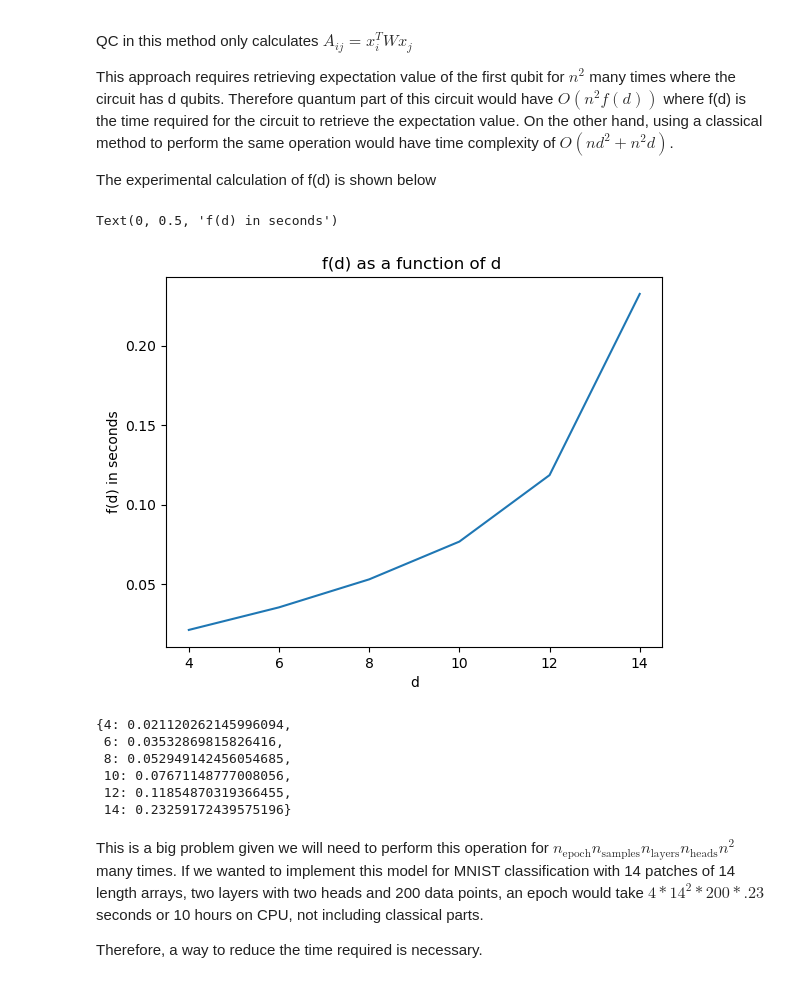
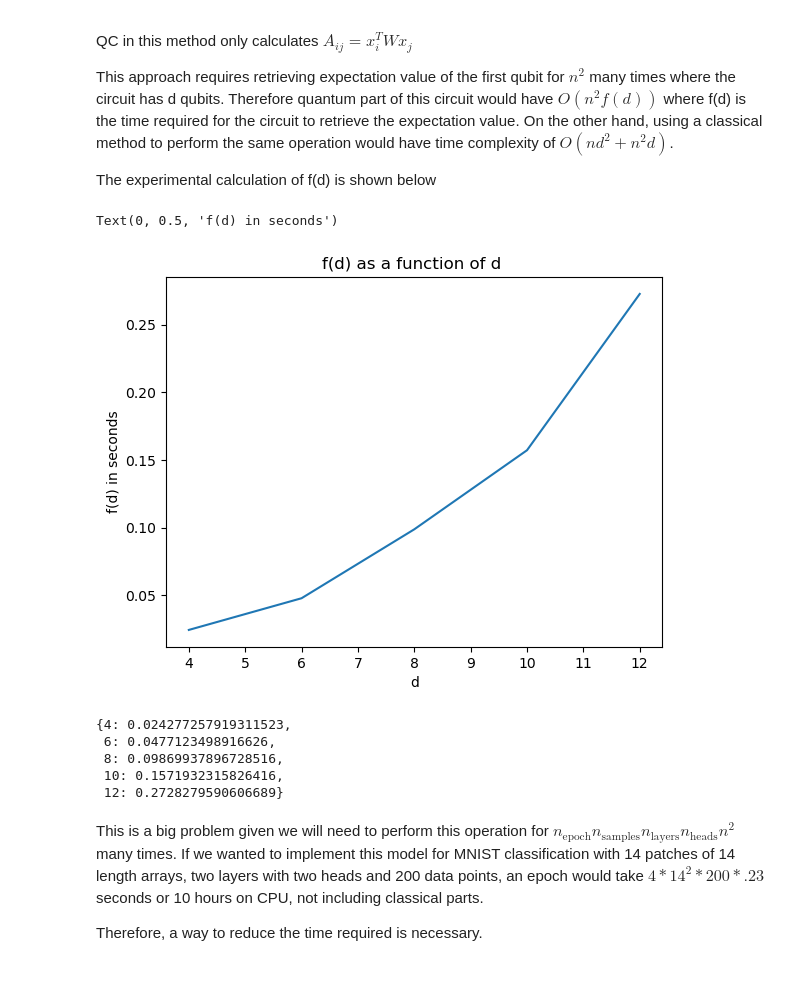
Before and after one commit to EyupBunlu/QViT_HEP_ML4Sci, a Jupyter notebook: Introduction.ipynb, the cells around one changed output. Saved outputs shown, nothing was run; the diff lists cells and outputs as text; code cells hidden in the pictures.

```diff
--- a/Introduction.ipynb
+++ b/Introduction.ipynb
@@ -128,13 +128,14 @@ In order to achieve this we will need d many qubits where our data is a $nxd$ ma
 We need to make sure that we multiply our output with the norms of $x_i$ and $x_j$ since our data loader only takes unit normalized vectors as input. \
 For this demonstration, A random orthogonal matrix is created and the loss function is set such that it is minimum if W is that matrix. In addition, I took the absolute value of Y as this method doesn't retrieve the sign.
 # %%
-torch.manual_seed(0)
-X = torch.rand(5,2,2)
+torch.manual_seed(1)
+X = torch.rand(5,2,3)*2-1
+X = X/(X**2).sum(axis=-1).sqrt()[...,None]
 n = X.shape[1]+1
 d = X.shape[2]
-n_epoch = 100
+n_epoch = 500
 # %%
-W_ideal = torch.rand(d,d)
+W_ideal = torch.rand(d,d)-1/2
 W_ideal = W_ideal-W_ideal.T
 W_ideal = (torch.eye(d)-W_ideal)@(torch.eye(d)+W_ideal).inverse()
 
@@ -142,4 +143,4 @@ Y = torch.einsum('nik,kl,njl->nij',X,W_ideal,X)
 
 alphas = convert_array(X)
 norms = (X**2).sum(axis=-1).sqrt()
-wires=[i for i in range(d)]
+wires=[i for i in range(d+1)]
@@ -148,7 +158,7 @@ wires=[i for i in range(d)]
 
 loss_fn = lambda yhat,y :((yhat-y)**2).sum(axis=[-1,-2]).sqrt().mean()
 bar = tqdm(range(n_epoch))
-QLayer = circuit_to_layer(compute_attention_element,wires,{'phi':(n**2-n)//2})
+QLayer = circuit_to_layer(compute_attention_element,wires,{'phi':(n**2-n)//2},device=device)
 optim=torch.optim.Adam(QLayer.parameters(),lr=5e-2)
 
 for i in bar:
@@ -196,31 +204,30 @@ The experimental calculation of f(d) is shown below
 # %%
 t={}
 l=[]
 n=10
-for i in range(4,16,2):
+for i in range(4,14,2):
     X=convert_array(torch.rand(2,i))
-    A = circuit_to_layer(compute_attention_element,wires=list(range(i)),pars={'phi':2*i-3})
+    A = circuit_to_layer(compute_attention_element,wires=list(range(i+1)),pars={'phi':(i**2-i)//2})
     t_ = time.time()
     for _ in range(n):A(X.flatten())
     t[i]= (time.time()-t_)/n
     l.append(i)
 
 plt.plot(t.keys(),[t[i] for i in t.keys()])
 plt.title("f(d) as a function of d ")
 plt.xlabel('d')
 plt.ylabel('f(d) in seconds')
 # %% [output]
 Text(0, 0.5, 'f(d) in seconds')
-[figure, old version]
+[figure, new version]
 # %%
 t
 # %% [output]
-{4: 0.021120262145996094,
- 6: 0.03532869815826416,
- 8: 0.052949142456054685,
- 10: 0.07671148777008056,
- 12: 0.11854870319366455,
- 14: 0.23259172439575196}
+{4: 0.024277257919311523,
+ 6: 0.0477123498916626,
+ 8: 0.09869937896728516,
+ 10: 0.1571932315826416,
+ 12: 0.2728279590606689}
 # %% [markdown]
 This is a big problem given we will need to perform this operation for $n_{\text{epoch}}n_{\text{samples}}n_{\text{layers}}n_{\text{heads}}n^2$ many times. If we wanted to implement this model for MNIST classification with 14 patches of 14 length arrays, two layers with two heads and 200 data points, an epoch would take $4*14^2*200*.23$ seconds or 10 hours on CPU, not including classical parts.
 
```
Also changed, not shown: parts of 9 cells of this notebook, 2 other files.
